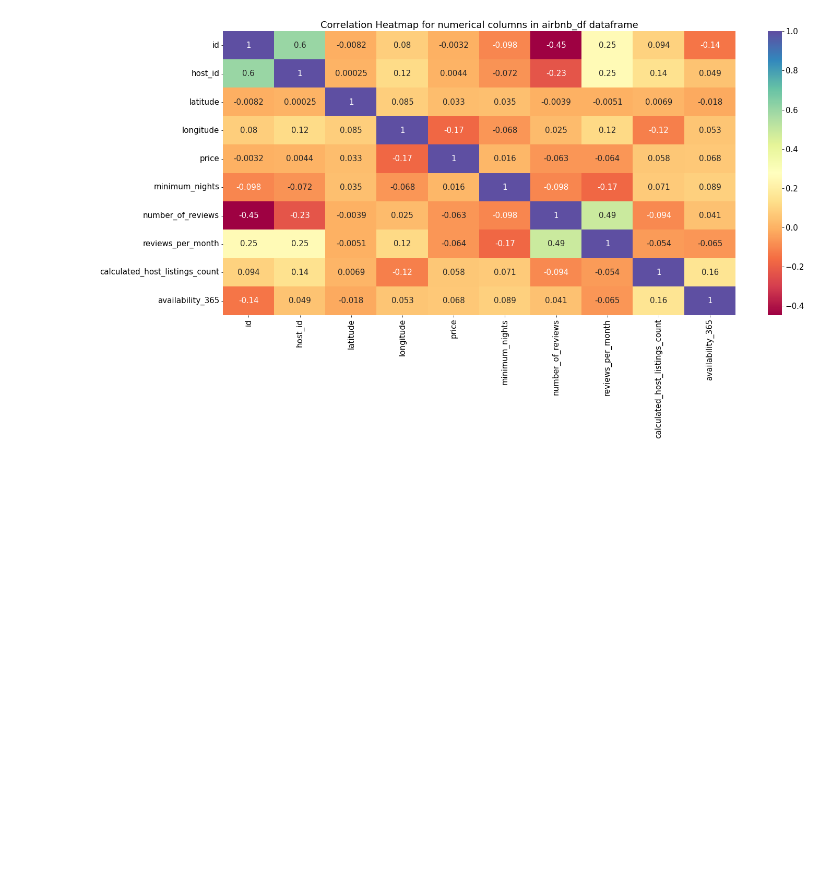
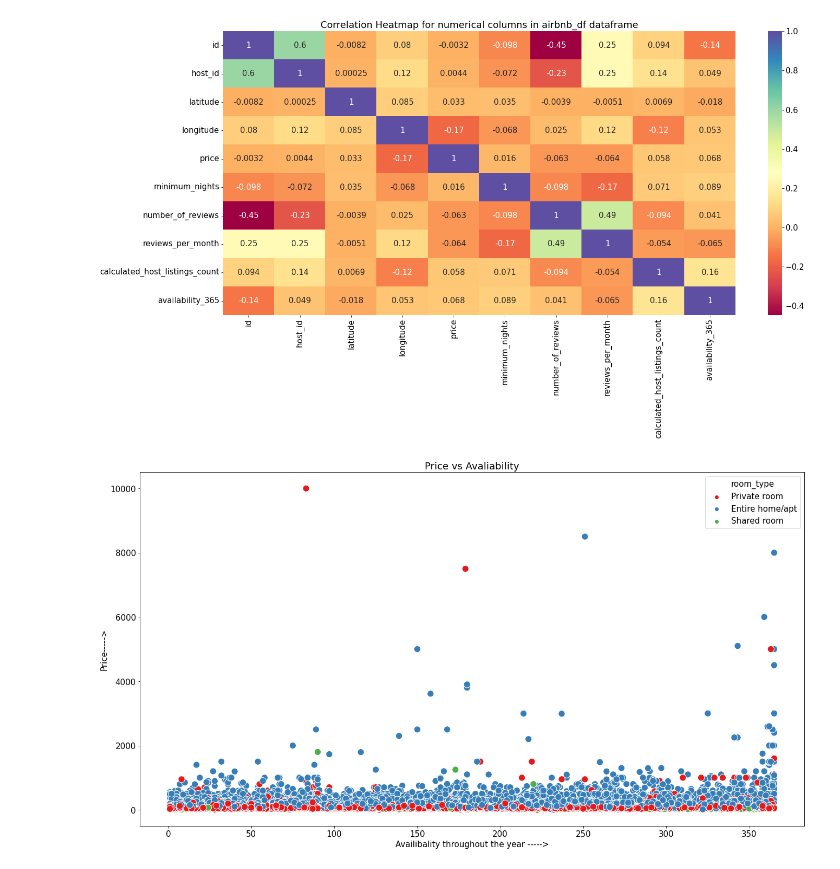
Before and after one commit to amol004/Airbnb-booking-analysis, a Jupyter notebook: Airbnb_bookings_analysis.ipynb, the cells around one changed output. Saved outputs shown, nothing was run; the diff lists cells and outputs as text; code cells hidden in the pictures; blank space fills up the shorter version.

```diff
--- a/Airbnb_bookings_analysis.ipynb
+++ b/Airbnb_bookings_analysis.ipynb
@@ -330,10 +330,10 @@ plt.xlabel('Number of hosts ------>',fontsize=20); # x axis label
 # %% [output]
 [figure]
 # %%
-plt.rcParams['figure.figsize'] = (12,10) # figure size
+plt.rcParams['figure.figsize'] = (15,10) #figure size
 plt.pie(airbnb_df['neighbourhood_group'].value_counts(),labels=['Manhattan','Brooklyn','Queens','Bronx ','Staten Island'],colors = sns.color_palette('coolwarm'),autopct='%1.1f%%',shadow=True)
-plt.title('Percentage of properties present in each area',fontsize=20) # title
-plt.legend(bbox_to_anchor=(0,1)); # label info box placement
+plt.title('Percentage of properties present in each area',fontsize=20) #title
+plt.legend(bbox_to_anchor=(0,1)); #label info box placement
 # %% [output]
 [figure]
 # %%
@@ -353,3 +353,15 @@ plt.title("Correlation Heatmap for numerical columns in airbnb_df dataframe")
 sns.heatmap(airbnb_df.corr(),annot=True,cmap='Spectral');
 # %% [output]
 [figure]
+# %%
+# Using log to remove high variance
+airbnb_df['normalized_price'] = np.log2(airbnb_df['price'])
+# %%
+# Relation between price and availability throughout the year
+plt.rcParams['figure.figsize'] = (22,12)  # figure size
+sns.scatterplot(x='availability_365', y='price', hue='room_type', data=airbnb_df, palette='Set1',s=150);
+plt.title('Price vs Avaliability'); # title
+plt.ylabel('Price----->'); # y axis label
+plt.xlabel('Availibality throughout the year ----->');
+# %% [output]
+[figure, added]
```
Also changed, not shown: parts of 1 cell of this notebook.
